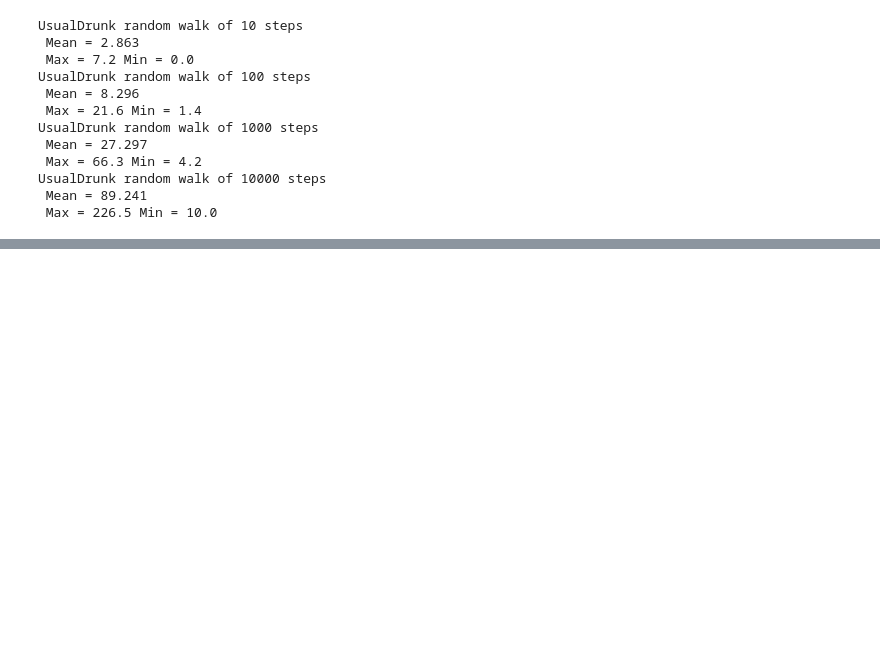
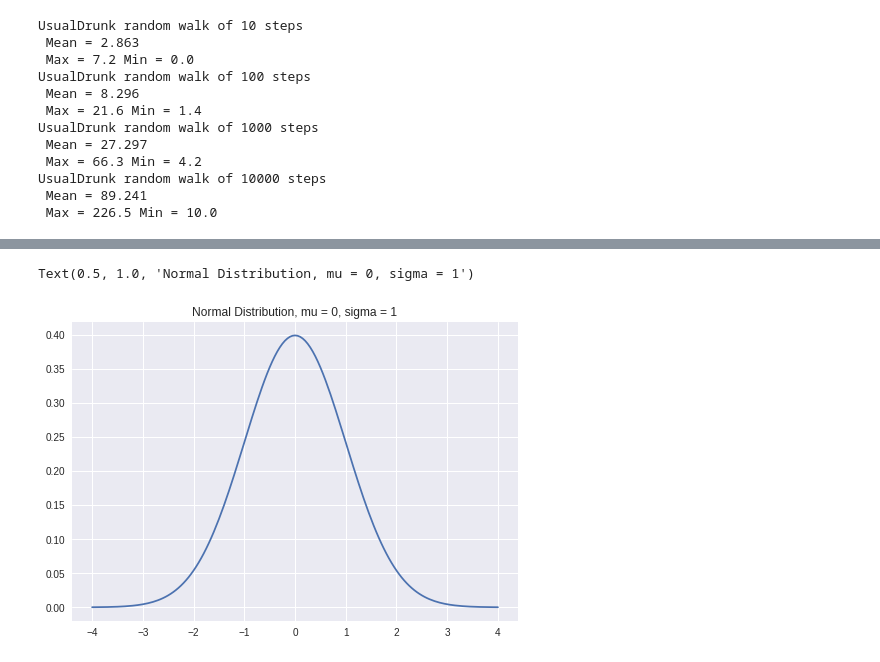
Before and after one commit to Meta-Sean/6.0001, a Jupyter notebook: 6_0002.ipynb, the cells around one changed output, grey strips where cells are left out. Cells and saved outputs as stored; diff of their text form; code cells hidden in the pictures; blank space fills up the shorter version.

```diff
--- a/6_0002.ipynb
+++ b/6_0002.ipynb
@@ -858,0 +976,18 @@ Starting simulation of 100000 steps
+# %%
+def gaussian(x, mu, sigma):
+  factor1 = (1.0/(sigma*((2*pylab.pi)**0.5)))
+  factor2 = pylab.e**-(((x-mu)**2)/(2*sigma**2))
+  return factor1*factor2
+
+xVals, yVals = [], []
+mu, sigma = 0, 1
+x = -4
+while x <= 4:
+  xVals.append(x)
+  yVals.append(gaussian(x, mu, sigma))
+  x += 0.05
+pylab.plot(xVals, yVals)
+pylab.title('Normal Distribution, mu = ' + str(mu) + ', sigma = ' + str(sigma))
+# %% [output]
+Text(0.5, 1.0, 'Normal Distribution, mu = 0, sigma = 1')
+[figure, added]
```
Also changed, not shown: parts of 27 cells of this notebook.
